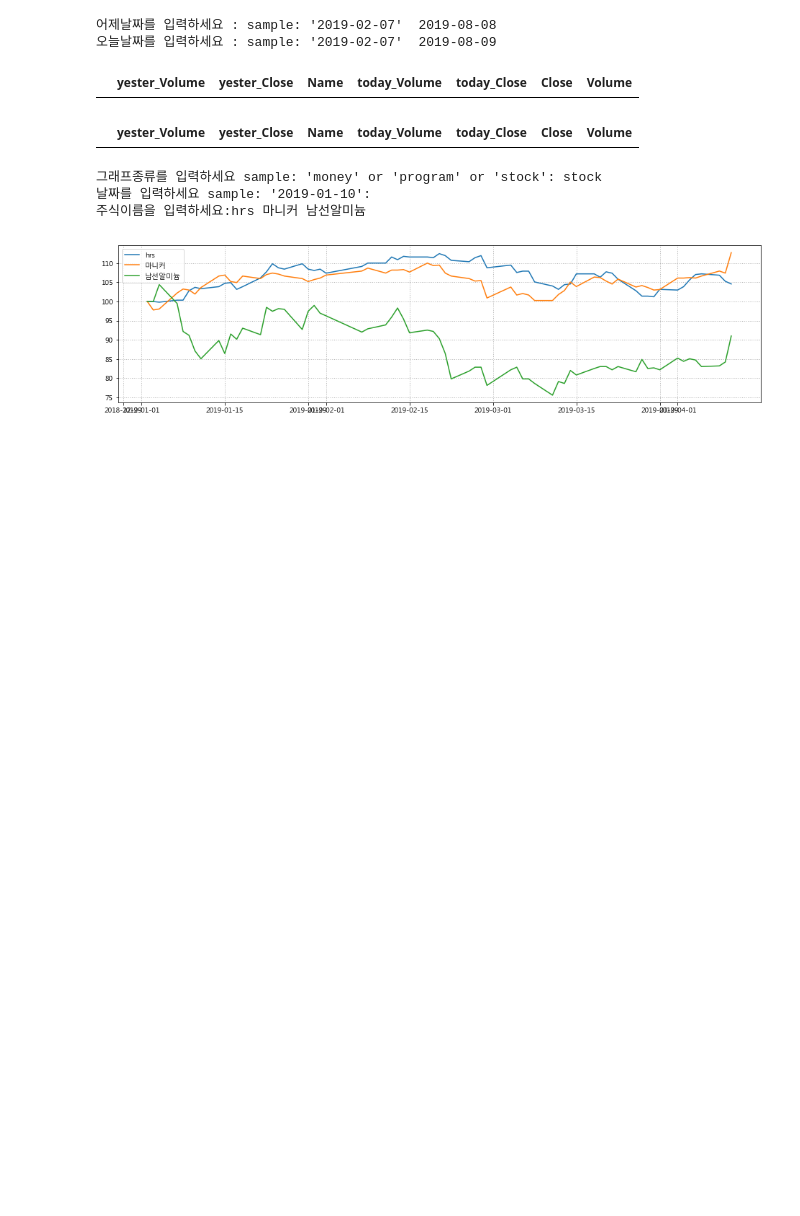
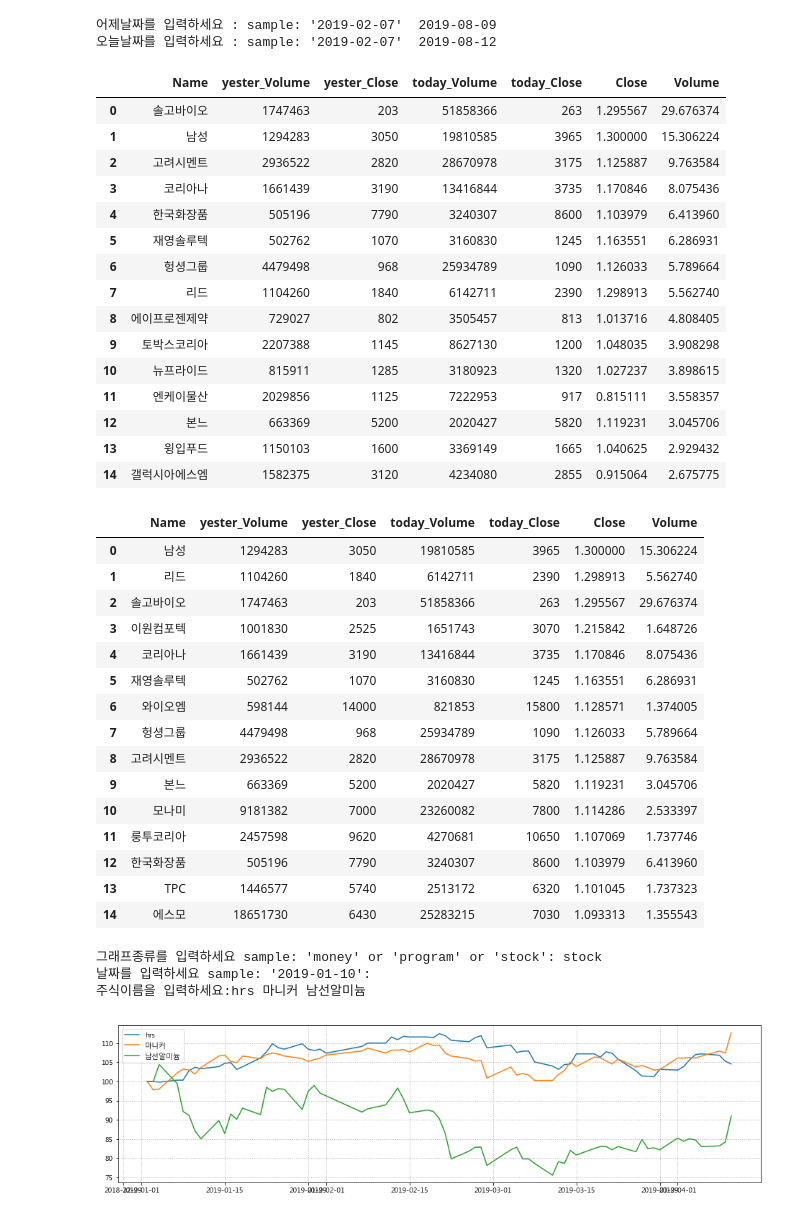
Before and after one commit to linux386/first_module, a Jupyter notebook: daily_report.ipynb, the cells around one changed output. Drawn from its saved outputs; the diff is of its cells as text; code cells hidden in the pictures; blank space fills up the shorter version.

```diff
--- a/daily_report.ipynb
+++ b/daily_report.ipynb
@@ -1,12 +1,44 @@
 # %%
 import mod1
+# %%
+a = mod1.to_report()
 # %%
-mod1.stock_select_with_Volume_Close()
+a.stock_select_with_Volume_Close()
 # %% [output]
-어제날짜를 입력하세요 : sample: '2019-02-07'  2019-08-08
-오늘날짜를 입력하세요 : sample: '2019-02-07'  2019-08-09
+어제날짜를 입력하세요 : sample: '2019-02-07'  2019-08-09
+오늘날짜를 입력하세요 : sample: '2019-02-07'  2019-08-12
-|  | yester_Volume | yester_Close | Name | today_Volume | today_Close | Close | Volume |
+|  | Name | yester_Volume | yester_Close | today_Volume | today_Close | Close | Volume |
+| 0 | 솔고바이오 | 1747463 | 203 | 51858366 | 263 | 1.295567 | 29.676374 |
+| 1 | 남성 | 1294283 | 3050 | 19810585 | 3965 | 1.300000 | 15.306224 |
+| 2 | 고려시멘트 | 2936522 | 2820 | 28670978 | 3175 | 1.125887 | 9.763584 |
+| 3 | 코리아나 | 1661439 | 3190 | 13416844 | 3735 | 1.170846 | 8.075436 |
+| 4 | 한국화장품 | 505196 | 7790 | 3240307 | 8600 | 1.103979 | 6.413960 |
+| 5 | 재영솔루텍 | 502762 | 1070 | 3160830 | 1245 | 1.163551 | 6.286931 |
+| 6 | 헝셩그룹 | 4479498 | 968 | 25934789 | 1090 | 1.126033 | 5.789664 |
+| 7 | 리드 | 1104260 | 1840 | 6142711 | 2390 | 1.298913 | 5.562740 |
+| 8 | 에이프로젠제약 | 729027 | 802 | 3505457 | 813 | 1.013716 | 4.808405 |
+| 9 | 토박스코리아 | 2207388 | 1145 | 8627130 | 1200 | 1.048035 | 3.908298 |
+| 10 | 뉴프라이드 | 815911 | 1285 | 3180923 | 1320 | 1.027237 | 3.898615 |
+| 11 | 엔케이물산 | 2029856 | 1125 | 7222953 | 917 | 0.815111 | 3.558357 |
+| 12 | 본느 | 663369 | 5200 | 2020427 | 5820 | 1.119231 | 3.045706 |
+| 13 | 윙입푸드 | 1150103 | 1600 | 3369149 | 1665 | 1.040625 | 2.929432 |
+| 14 | 갤럭시아에스엠 | 1582375 | 3120 | 4234080 | 2855 | 0.915064 | 2.675775 |
-|  | yester_Volume | yester_Close | Name | today_Volume | today_Close | Close | Volume |
+|  | Name | yester_Volume | yester_Close | today_Volume | today_Close | Close | Volume |
+| 0 | 남성 | 1294283 | 3050 | 19810585 | 3965 | 1.300000 | 15.306224 |
+| 1 | 리드 | 1104260 | 1840 | 6142711 | 2390 | 1.298913 | 5.562740 |
+| 2 | 솔고바이오 | 1747463 | 203 | 51858366 | 263 | 1.295567 | 29.676374 |
+| 3 | 이원컴포텍 | 1001830 | 2525 | 1651743 | 3070 | 1.215842 | 1.648726 |
+| 4 | 코리아나 | 1661439 | 3190 | 13416844 | 3735 | 1.170846 | 8.075436 |
+| 5 | 재영솔루텍 | 502762 | 1070 | 3160830 | 1245 | 1.163551 | 6.286931 |
+| 6 | 와이오엠 | 598144 | 14000 | 821853 | 15800 | 1.128571 | 1.374005 |
+| 7 | 헝셩그룹 | 4479498 | 968 | 25934789 | 1090 | 1.126033 | 5.789664 |
+| 8 | 고려시멘트 | 2936522 | 2820 | 28670978 | 3175 | 1.125887 | 9.763584 |
+| 9 | 본느 | 663369 | 5200 | 2020427 | 5820 | 1.119231 | 3.045706 |
+| 10 | 모나미 | 9181382 | 7000 | 23260082 | 7800 | 1.114286 | 2.533397 |
+| 11 | 룽투코리아 | 2457598 | 9620 | 4270681 | 10650 | 1.107069 | 1.737746 |
+| 12 | 한국화장품 | 505196 | 7790 | 3240307 | 8600 | 1.103979 | 6.413960 |
+| 13 | TPC | 1446577 | 5740 | 2513172 | 6320 | 1.101045 | 1.737323 |
+| 14 | 에스모 | 18651730 | 6430 | 25283215 | 7030 | 1.093313 | 1.355543 |
 # %%
 mod1.get_graph()
 # %% [output]
```
Also changed, not shown: 2 other files.
